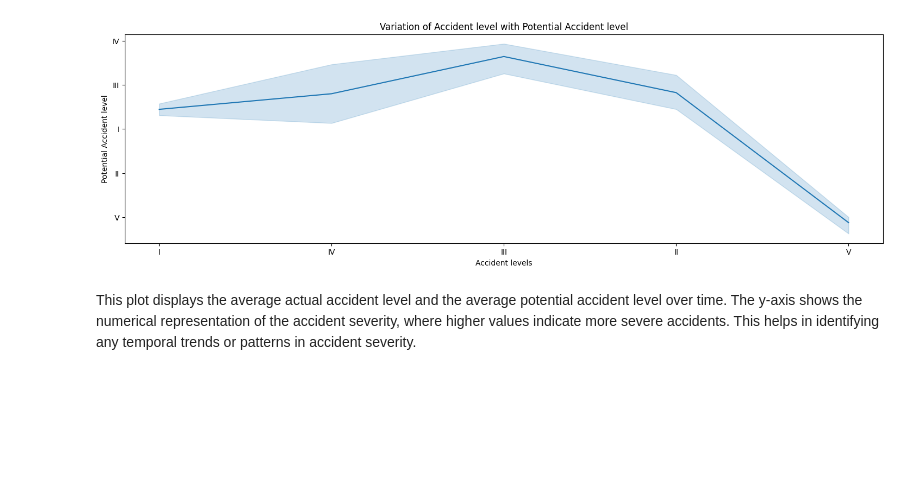
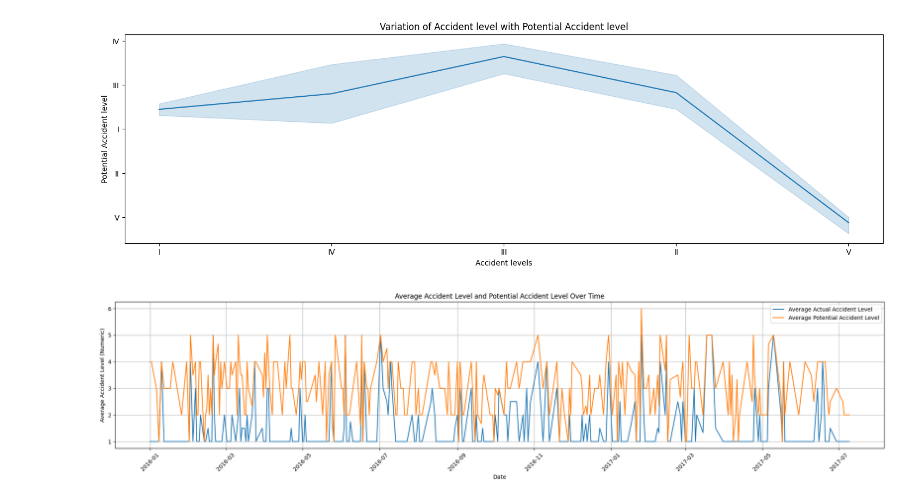
Before and after one commit to susara20010420/Workplace-Safety-Insights-from-the-Industrial-Safety-Health-Analytics-Dataset, a Jupyter notebook: Literature Review.ipynb, the cells around one changed output. Cells and saved outputs as stored; diff of their text form; code cells hidden in the pictures; blank space fills up the shorter version.

```diff
--- a/Literature Review.ipynb
+++ b/Literature Review.ipynb
@@ -197,35 +197,35 @@ plt.show()
 # %% [output]
 [figure]
 # %%
-import matplotlib.pyplot as plt
-import seaborn as sns
-import pandas as pd
-
 # Reuse the level_mapping created earlier
 level_mapping = {'I': 1, 'II': 2, 'III': 3, 'IV': 4, 'V': 5, 'VI': 6}
 
 # Create a copy of the dataframe to add numerical columns
 df_time_plot = data_set_2.copy()
+
+# Ensure the 'Data' column is renamed to 'Date' and converted to datetime
+df_time_plot.rename(columns={"Data": "Date"}, inplace=True)
+df_time_plot['Date']= pd.to_datetime(df_time_plot['Date'])
 
 # Convert 'Accident Level' and 'Potential Accident Level' to numerical
 df_time_plot['Accident_Level_Numeric'] = df_time_plot['Accident Level'].map(level_mapping)
 df_time_plot['Potential_Accident_Level_Numeric'] = df_time_plot['Potential Accident Level'].map(level_mapping)
 
 # Group by Date and calculate the mean of the numerical accident levels
 daily_avg_levels = df_time_plot.groupby('Date')[['Accident_Level_Numeric', 'Potential_Accident_Level_Numeric']].mean().reset_index()
 
-plt.figure(figsize=(15, 7))
+plt.figure(figsize=(20, 5))
 
 sns.lineplot(x='Date', y='Accident_Level_Numeric', data=daily_avg_levels, label='Average Actual Accident Level')
 sns.lineplot(x='Date', y='Potential_Accident_Level_Numeric', data=daily_avg_levels, label='Average Potential Accident Level')
 
 plt.title('Average Accident Level and Potential Accident Level Over Time')
 plt.xlabel('Date')
 plt.ylabel('Average Accident Level (Numeric)')
 plt.legend()
 plt.grid(True)
 plt.xticks(rotation=45)
 plt.tight_layout()
 plt.show()
+# %% [output]
+[figure, added]
-# %% [markdown]
-This plot displays the average actual accident level and the average potential accident level over time. The y-axis shows the numerical representation of the accident severity, where higher values indicate more severe accidents. This helps in identifying any temporal trends or patterns in accident severity.
```
